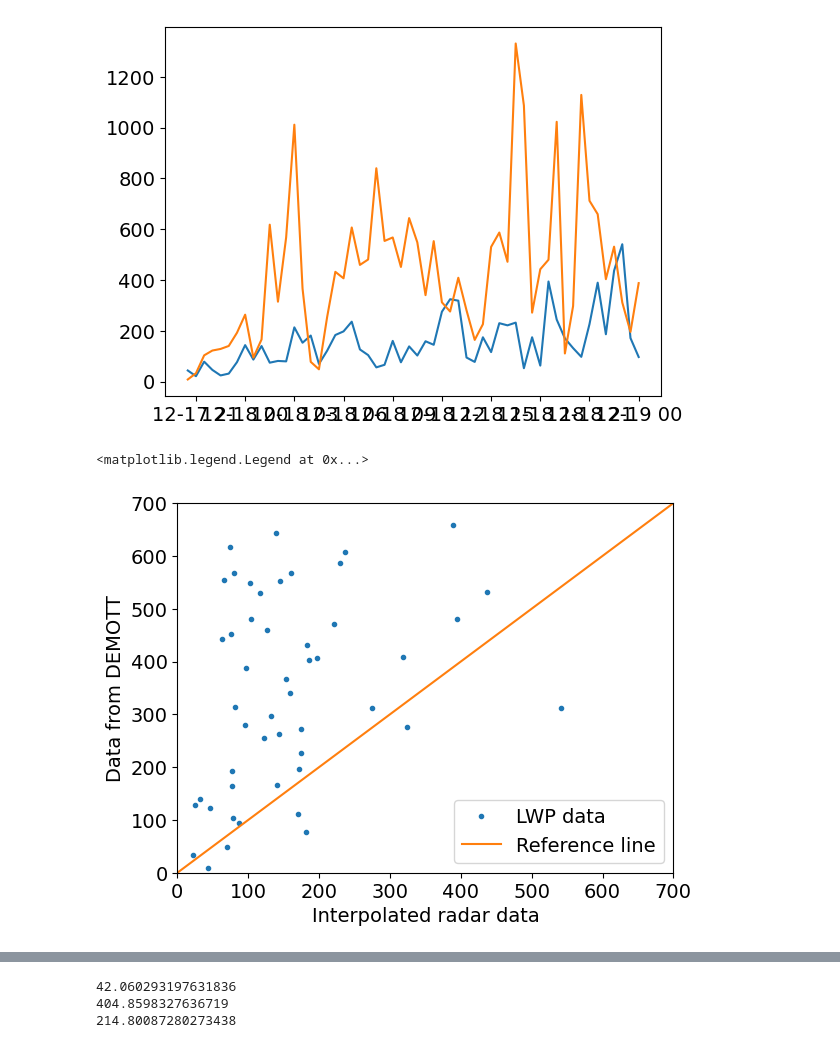
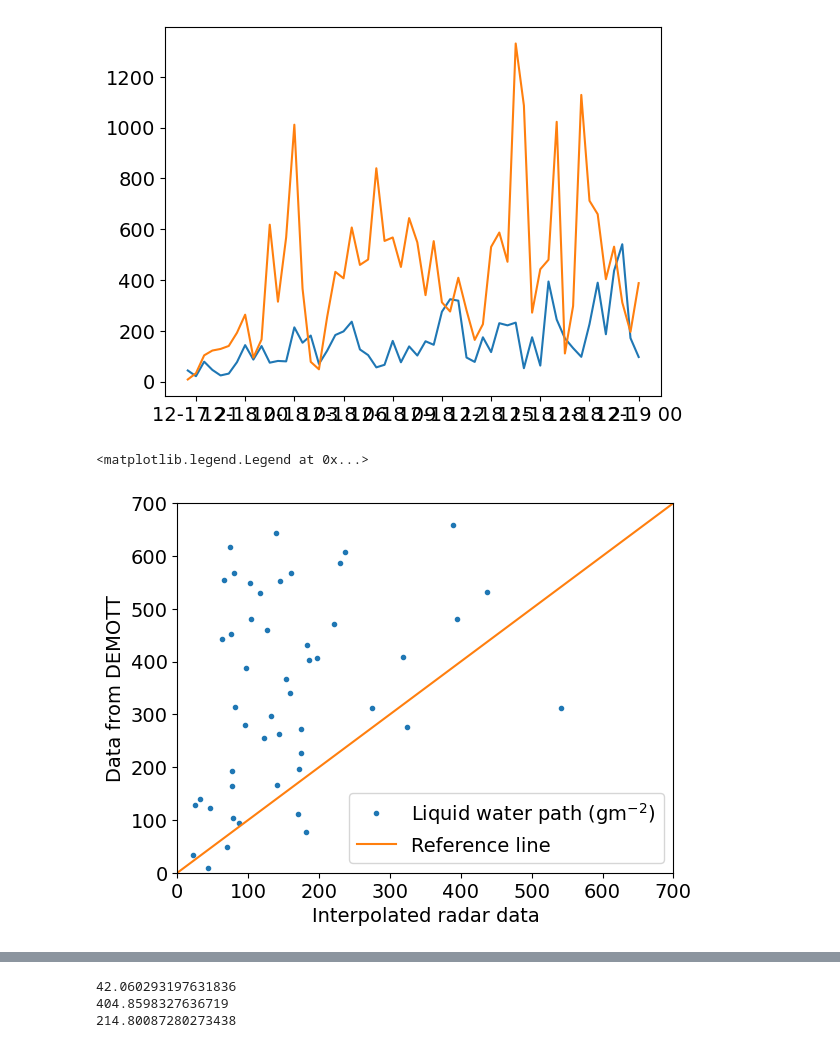
Before and after one commit to eliotperrin/Mixed-phase-cloud-with-CR-SIM, a Jupyter notebook: lwp difference.ipynb, the cells around one changed output, grey strips where cells are left out. Cells and saved outputs as stored; diff of their text form; code cells hidden in the pictures.

```diff
--- a/lwp difference.ipynb
+++ b/lwp difference.ipynb
@@ -250,18 +250,18 @@ plt.plot(wrf_time,lwpCNT)
 # %%
 line = np.arange(700)
 
-plt.plot(interp_LWP_data, lwpCNT, '.', label='LWP data')
+plt.plot(interp_LWP_data, lwpCNT, '.', label=r'Liquid water path (gm$^{-2}$)')
 plt.plot(line, line, label='Reference line')
 
 plt.xlim(0, 700)
 plt.ylim(0, 700)
 
 plt.xlabel('Interpolated radar data')
 plt.ylabel('Data from DEMOTT')
 plt.legend()
 # %% [output]
 <matplotlib.legend.Legend at 0x...>
-[figure, old version]
+[figure, new version]
 # %%
 line = np.arange(700)
 
```
Also changed, not shown: parts of 1 cell of this notebook.
